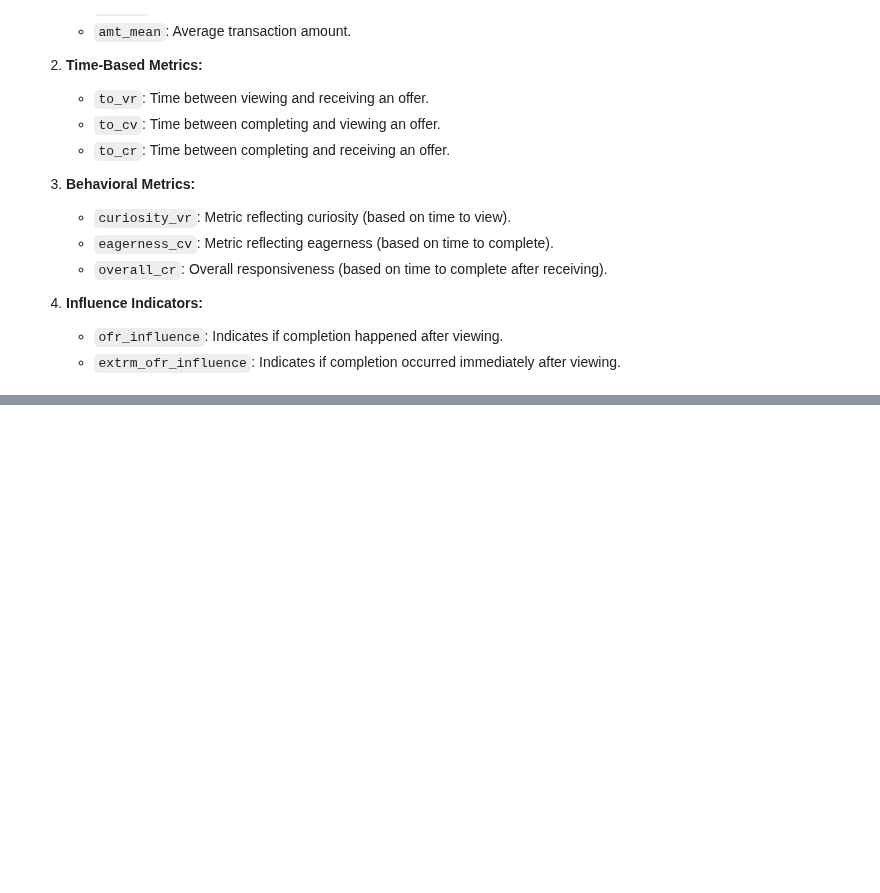
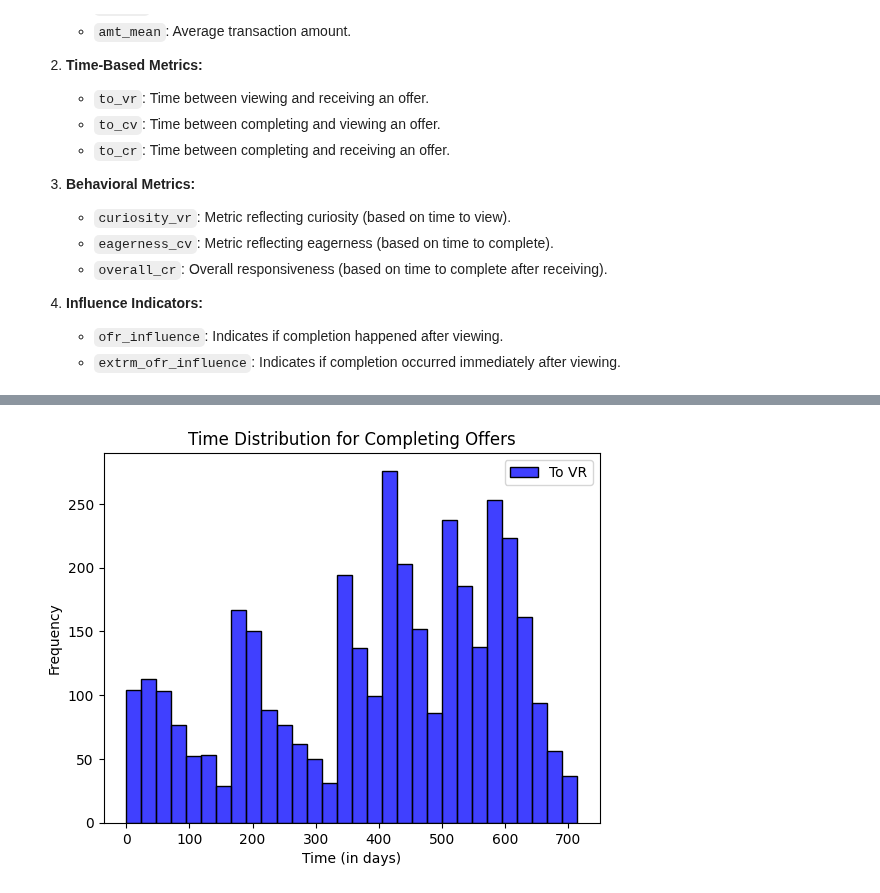
Before and after one commit to Niltonjuniorphd/Starbucks_project, a Jupyter notebook: Starbucks_Capstone_notebook.ipynb, the cells around one changed output, grey strips where cells are left out. Drawn from its saved outputs; the diff is of its cells as text; code cells hidden in the pictures; blank space fills up the shorter version.

Commit message:
working on visuals

```diff
--- a/Starbucks_Capstone_notebook.ipynb
+++ b/Starbucks_Capstone_notebook.ipynb
@@ -583,0 +478,14 @@ person_activity[person_activity['person'] == 'ffff82501cea40309d5fdd7edcca4a07']
+# %%
+df = person_activity[(person_activity['offer_id'] == 'ofr_A')]
+
+sns.histplot(df['offer_completed'], bins=30, kde=False, color='blue', label='To VR')
+#sns.histplot(df['offer_received'], bins=30, kde=True, color='green', label='To CV')
+#sns.histplot(df['offer_viewed'], bins=30, kde=True, color='orange', label='To CR')
+
+plt.legend()
+plt.title('Time Distribution for Completing Offers')
+plt.xlabel('Time (in days)')
+plt.ylabel('Frequency')
+plt.show()
+# %% [output]
+[figure, added]
```
Also changed, not shown: parts of 48 cells of this notebook.
